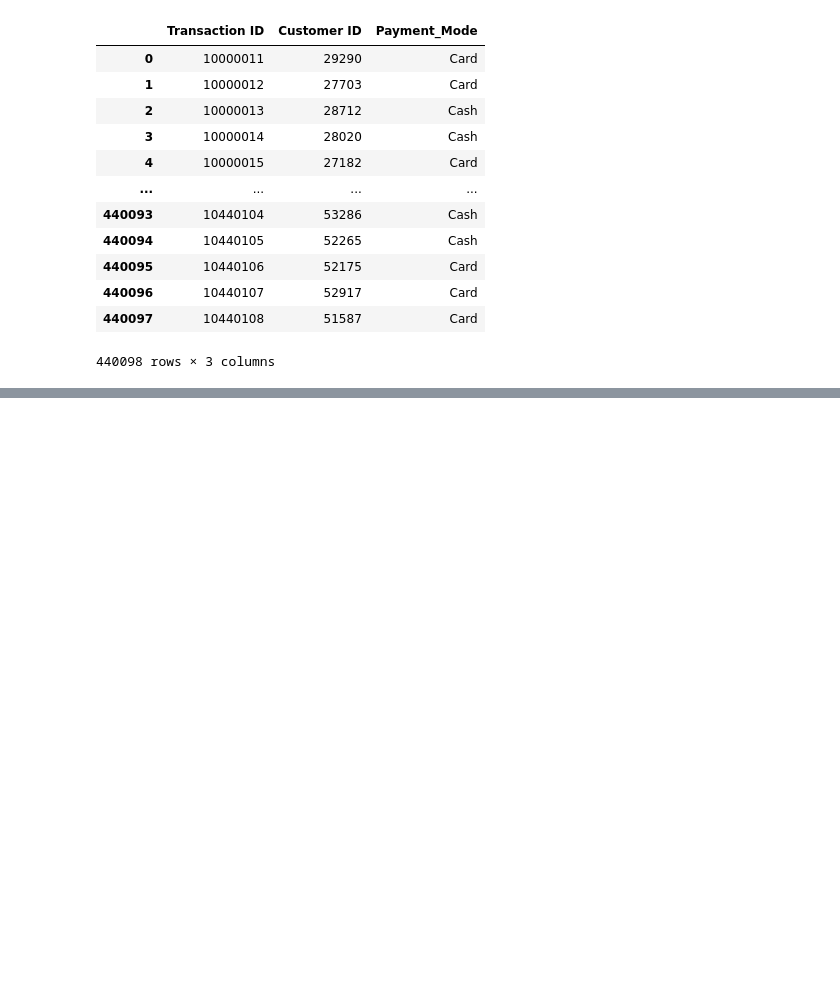
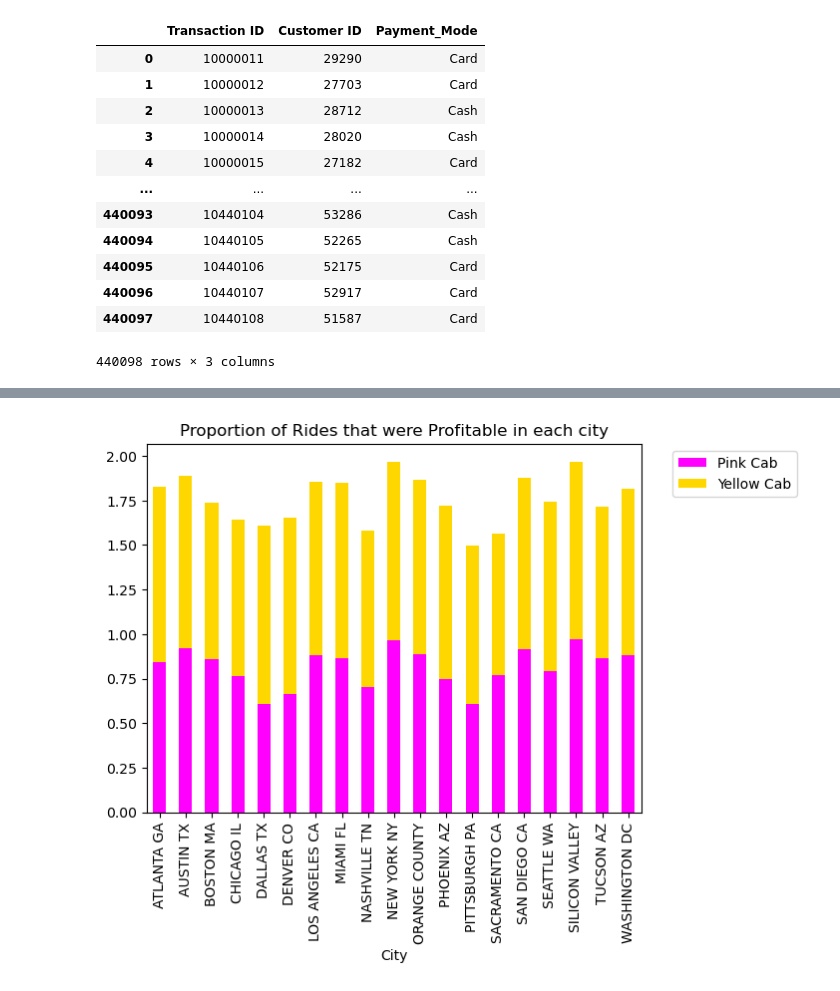
Before and after one commit to avig00/Cab-CaseStudy, a Jupyter notebook: G2M_case_study_EDA.ipynb, the cells around one changed output, grey strips where cells are left out. Cells and saved outputs as stored; diff of their text form; code cells hidden in the pictures; blank space fills up the shorter version.

```diff
--- a/G2M_case_study_EDA.ipynb
+++ b/G2M_case_study_EDA.ipynb
@@ -108,0 +193,16 @@ We are now ready to perform EDA using our master data to find key insights about
+# %%
+# Generate is_Profit feature
+cab_df['is_Profit'] = np.where(cab_df['Profit'] > 0, 1, 0)
+res = cab_df.groupby(['City', 'Company']).mean()
+res = res.reset_index()
+
+# Select columns and pivot table
+new_res = res[['City', 'Company', 'is_Profit']]
+new_res = new_res.pivot(index='City', columns='Company', values='is_Profit')
+
+# Create plot
+plot4 = new_res.plot(kind='bar', stacked=True, color=['fuchsia', 'gold'],
+                    title="Proportion of Rides that were Profitable in each city")
+plot4.legend(bbox_to_anchor=(1.05, 1.0), loc='upper left');
+# %% [output]
+[figure, added]
```
Also changed, not shown: parts of 49 cells of this notebook.
